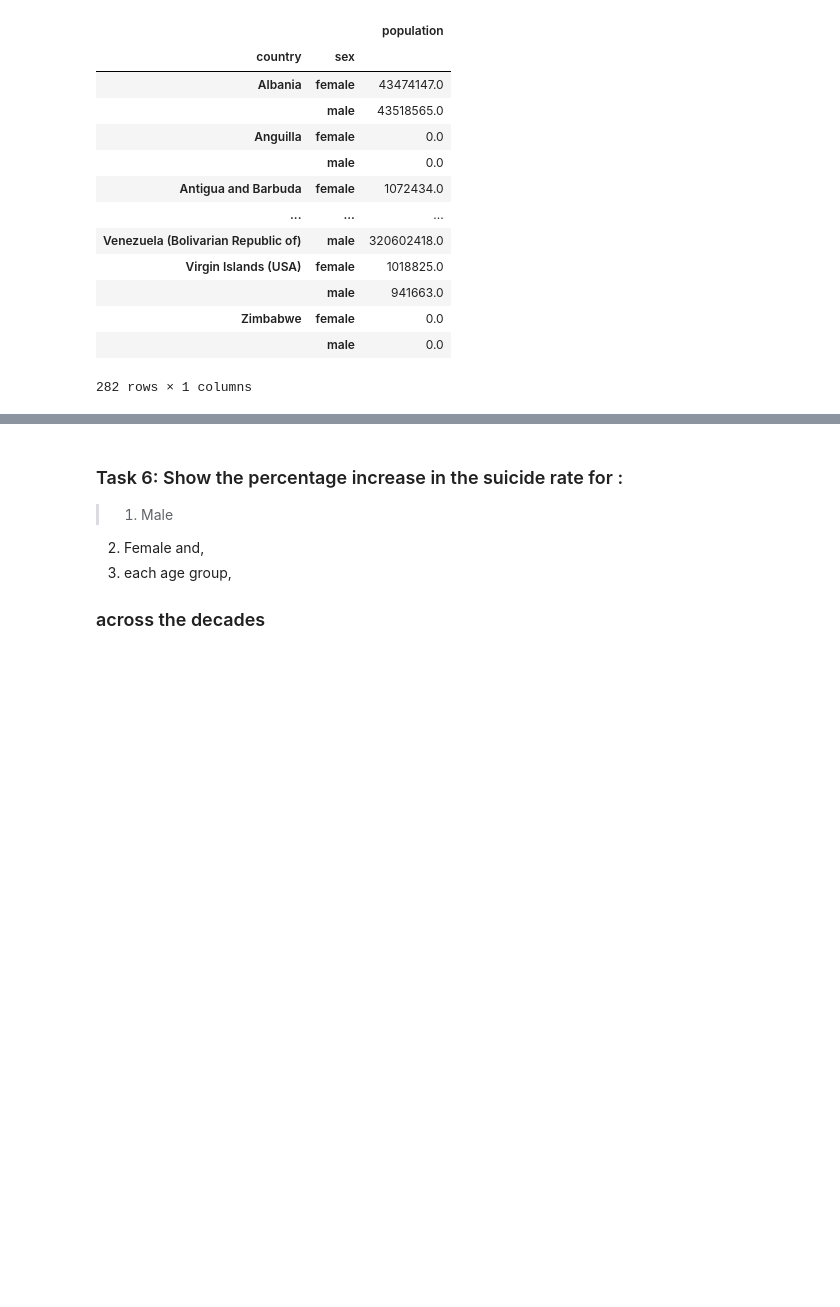
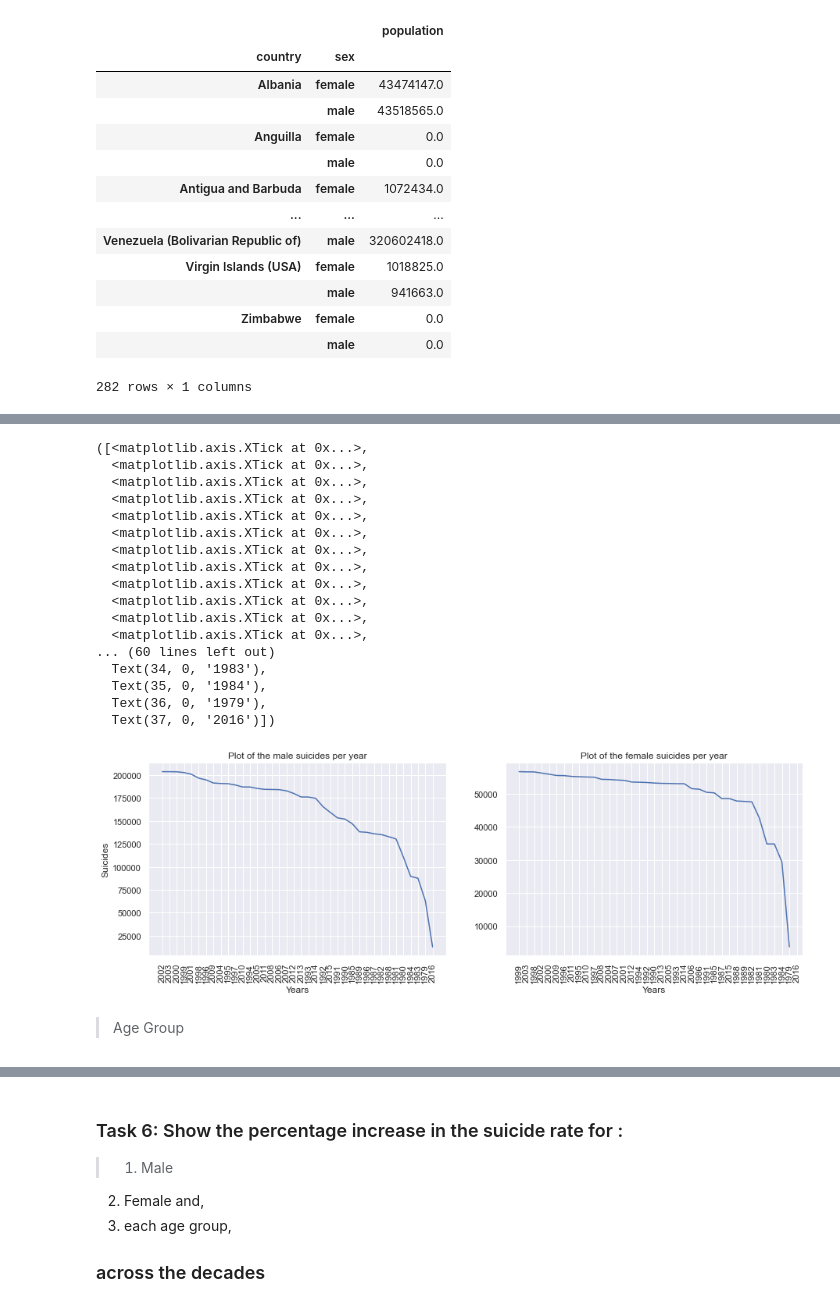
Before and after one commit to HamoyeHQ/14-suicide-cases, a Jupyter notebook: model/Dataview.ipynb, the cells around one changed output, grey strips where cells are left out. Drawn from its saved outputs; the diff is of its cells as text; code cells hidden in the pictures; blank space fills up the shorter version.

```diff
--- a/model/Dataview.ipynb
+++ b/model/Dataview.ipynb
@@ -123,0 +150,4 @@ fig.show()
+# %%
+# to note that we are considering sex, year, and suicides number
+x =  data_2[['sex', 'year','suicides_no']].groupby(['sex','year']).sum()
+x
@@ -123,0 +211,4 @@ fig.show()
+# %%
+# the years for the male
+new = x.sort_values(by=['sex', 'suicides_no'], ascending=False).index[:38]
+new
@@ -123,0 +233,3 @@ fig.show()
+# %%
+male_years =[new[i][1] for i in range(len(new))]
+male_years
@@ -123,0 +254,3 @@ fig.show()
+# %%
+new2 = x.sort_values(by=['sex','suicides_no'], ascending=False).index[38:]
+female_years = [new2[i][1] for i in range(len(new2))]
@@ -123,0 +277,37 @@ fig.show()
+# %%
+plt.figure(figsize=(15,10))
+
+plt.subplot(2,2,1)
+plt.title('Plot of the male suicides per year')
+plt.xlabel('Years')
+plt.ylabel('Suicides')
+plt.plot(x.sort_values(by=['sex', 'suicides_no'], ascending=False).values[:38], label='men')
+plt.xticks(range(0,38), male_years, rotation=90)
+
+plt.subplot(2,2,2)
+plt.title('Plot of the female suicides per year')
+plt.xlabel('Years')
+# plt.ylabel('Suicides')
+plt.plot(x.sort_values(by=['sex', 'suicides_no'], ascending=False).values[39:],label='female')
+plt.xticks(range(0,38), female_years, rotation=90)
+# %% [output]
+([<matplotlib.axis.XTick at 0x...>,
+  <matplotlib.axis.XTick at 0x...>,
+  <matplotlib.axis.XTick at 0x...>,
+  <matplotlib.axis.XTick at 0x...>,
+  <matplotlib.axis.XTick at 0x...>,
+  <matplotlib.axis.XTick at 0x...>,
+  <matplotlib.axis.XTick at 0x...>,
+  <matplotlib.axis.XTick at 0x...>,
+  <matplotlib.axis.XTick at 0x...>,
+  <matplotlib.axis.XTick at 0x...>,
+  <matplotlib.axis.XTick at 0x...>,
+  <matplotlib.axis.XTick at 0x...>,
+... (60 lines left out)
+  Text(34, 0, '1983'),
+  Text(35, 0, '1984'),
+  Text(36, 0, '1979'),
+  Text(37, 0, '2016')])
+[figure, added]
+# %% [markdown]
+>Age Group
```
Also changed, not shown: parts of 27 cells of this notebook.
